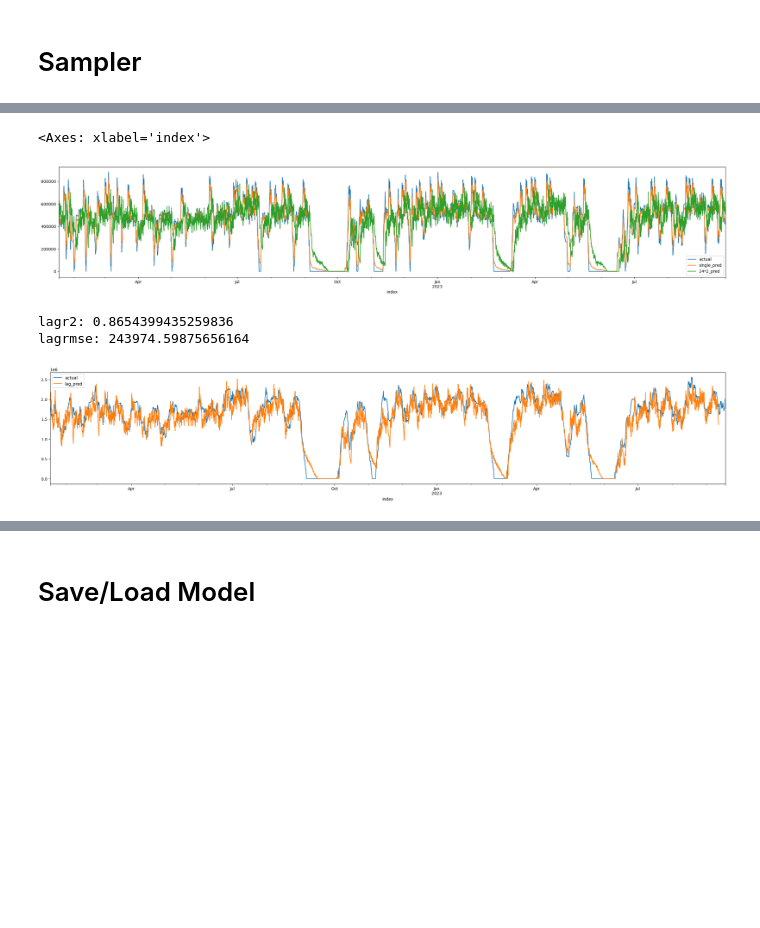
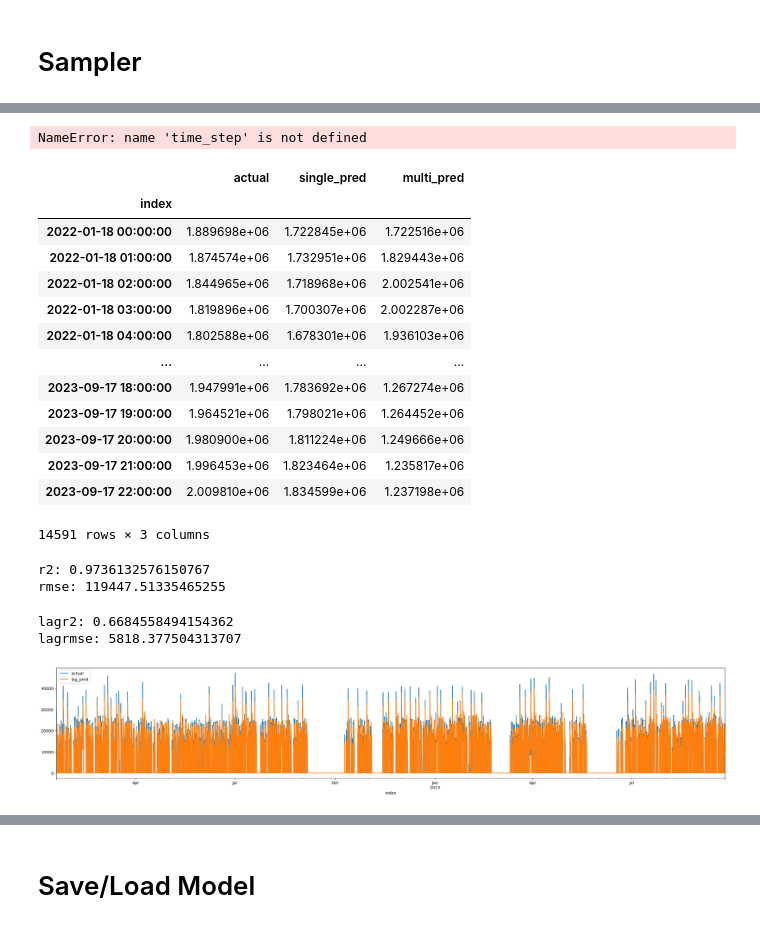
Before and after one commit to KyleCarlo/Predicting-Fuel-Consumption, a Jupyter notebook: Course-Model-perhour.ipynb, the cells around one changed output, grey strips where cells are left out. Drawn from its saved outputs; the diff is of its cells as text; code cells hidden in the pictures; blank space fills up the shorter version.

```diff
--- a/Course-Model-perhour.ipynb
+++ b/Course-Model-perhour.ipynb
@@ -384,2 +439,2 @@ multi_pred_sampler.predict('2022-05-18', 'rp7772').plot()
 # %%
-pred_sampler = Single_step_PredSampler(time_step, auto_reg, hist)
+pred_sampler = Single_step_PredSampler(model.in_features, model, hist)
@@ -386,34 +482,52 @@ pred_sampler = Single_step_PredSampler(time_step, auto_reg, hist)
 # %%
 multi_agg = []
-for each in hist.iloc[time_step:,0].index:
-    result = pred_sampler.predict(24*2, each, 'rp7772')
+prediction_steps = 7*24
+for each in hist.iloc[time_step:len(hist)-prediction_steps,0].index:
+    result = pred_sampler.predict(prediction_steps, each, 'rp7772', True)
     multi_agg.append(list(result.sum().values))
     print(each)
+# %% [output]
+NameError: name 'time_step' is not defined
 # %%
 multi_agg_df = pd.DataFrame(multi_agg)
 multi_agg_df.index = hist.iloc[time_step:len(multi_agg_df) + time_step,0].index
-multi_agg_df.columns = ['actual', 'single_pred', '24*2_pred']
+multi_agg_df.columns = ['actual', 'single_pred', 'multi_pred']
+multi_agg_df
+# %% [output]
+|  | actual | single_pred | multi_pred |
+| index |  |  |  |
+| 2022-01-18 00:00:00 | 1.889698e+06 | 1.722845e+06 | 1.722516e+06 |
+| 2022-01-18 01:00:00 | 1.874574e+06 | 1.732951e+06 | 1.829443e+06 |
+| 2022-01-18 02:00:00 | 1.844965e+06 | 1.718968e+06 | 2.002541e+06 |
+| 2022-01-18 03:00:00 | 1.819896e+06 | 1.700307e+06 | 2.002287e+06 |
+| 2022-01-18 04:00:00 | 1.802588e+06 | 1.678301e+06 | 1.936103e+06 |
+| ... | ... | ... | ... |
+| 2023-09-17 18:00:00 | 1.947991e+06 | 1.783692e+06 | 1.267274e+06 |
+| 2023-09-17 19:00:00 | 1.964521e+06 | 1.798021e+06 | 1.264452e+06 |
+| 2023-09-17 20:00:00 | 1.980900e+06 | 1.811224e+06 | 1.249666e+06 |
+| 2023-09-17 21:00:00 | 1.996453e+06 | 1.823464e+06 | 1.235817e+06 |
+| 2023-09-17 22:00:00 | 2.009810e+06 | 1.834599e+06 | 1.237198e+06 |
+14591 rows × 3 columns
-# %%
-print('lagr2:', r2_score(lag['actual'], lag['lag_pred']))
-print('lagrmse:', np.sqrt(sum((lag['actual'] - lag['lag_pred'])**2)/len(lag)))
-multi_agg_df.plot(figsize=(30,5))
-# %% [output]
-<Axes: xlabel='index'>
-[figure, old version]
+# %%
+print('r2:', r2_score(test['actual'], test['single_pred']))
+print('rmse:', np.sqrt(sum((test['actual'] - test['single_pred'])**2)/len(test)))
+# %% [output]
+r2: 0.9736132576150767
+rmse: 119447.51335465255
 # %%
 def simulate_lag(lag, multi_agg_df):
-    lag_df = multi_agg_df['24*7_pred'][lag:].reset_index().drop('index', axis=1)
-    lag_df = pd.concat([lag_df,pd.DataFrame({'24*7_pred':[np.NaN] * lag})]).reset_index().drop('index', axis=1)
-    lag_df = lag_df.rename({'24*7_pred':'lag_pred'}, axis=1)
+    lag_df = multi_agg_df['multi_pred'][lag:].reset_index().drop('index', axis=1)
+    lag_df = pd.concat([lag_df,pd.DataFrame({'multi_pred':[np.NaN] * lag})]).reset_index().drop('index', axis=1)
+    lag_df = lag_df.rename({'multi_pred':'lag_pred'}, axis=1)
     lag_df.index = multi_agg_df.index
     return pd.concat([multi_agg_df, lag_df], axis=1)
 # %%
-lag_version = simulate_lag(24*6, multi_agg_df)
+lag_version = simulate_lag(0, multi_agg_df)
 lag_version[['actual', 'lag_pred']].plot(figsize=(30,5))
 lag = lag_version.dropna()[['actual', 'lag_pred']]
 print('lagr2:', r2_score(lag['actual'], lag['lag_pred']))
 print('lagrmse:', np.sqrt(sum((lag['actual'] - lag['lag_pred'])**2)/len(lag)))
 # %% [output]
-lagr2: 0.8654399435259836
-lagrmse: 243974.59875656164
+lagr2: 0.6684558494154362
+lagrmse: 5818.377504313707
-[figure, old version]
+[figure, new version]
```
Also changed, not shown: parts of 23 cells of this notebook, 10 other files.
